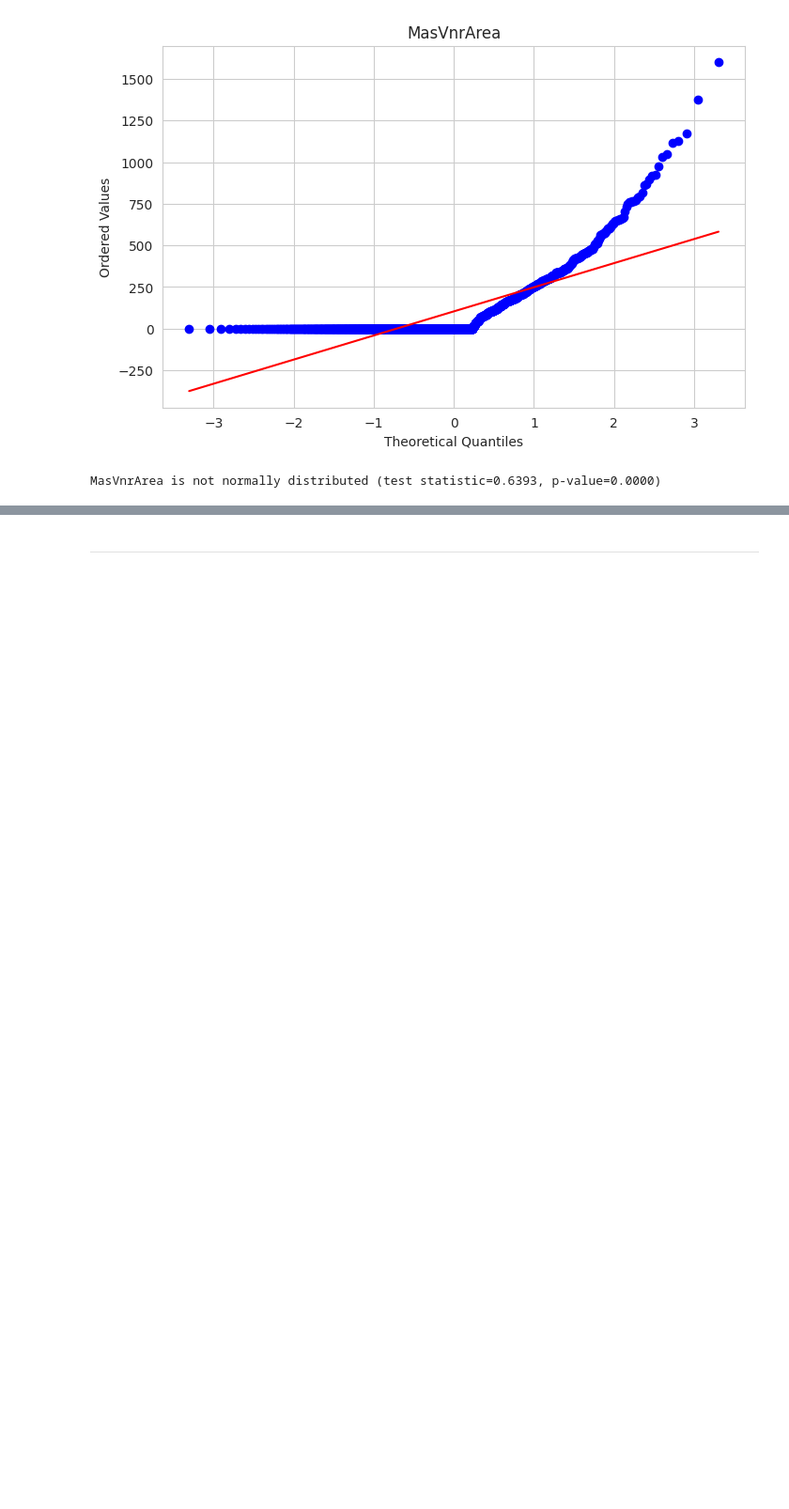
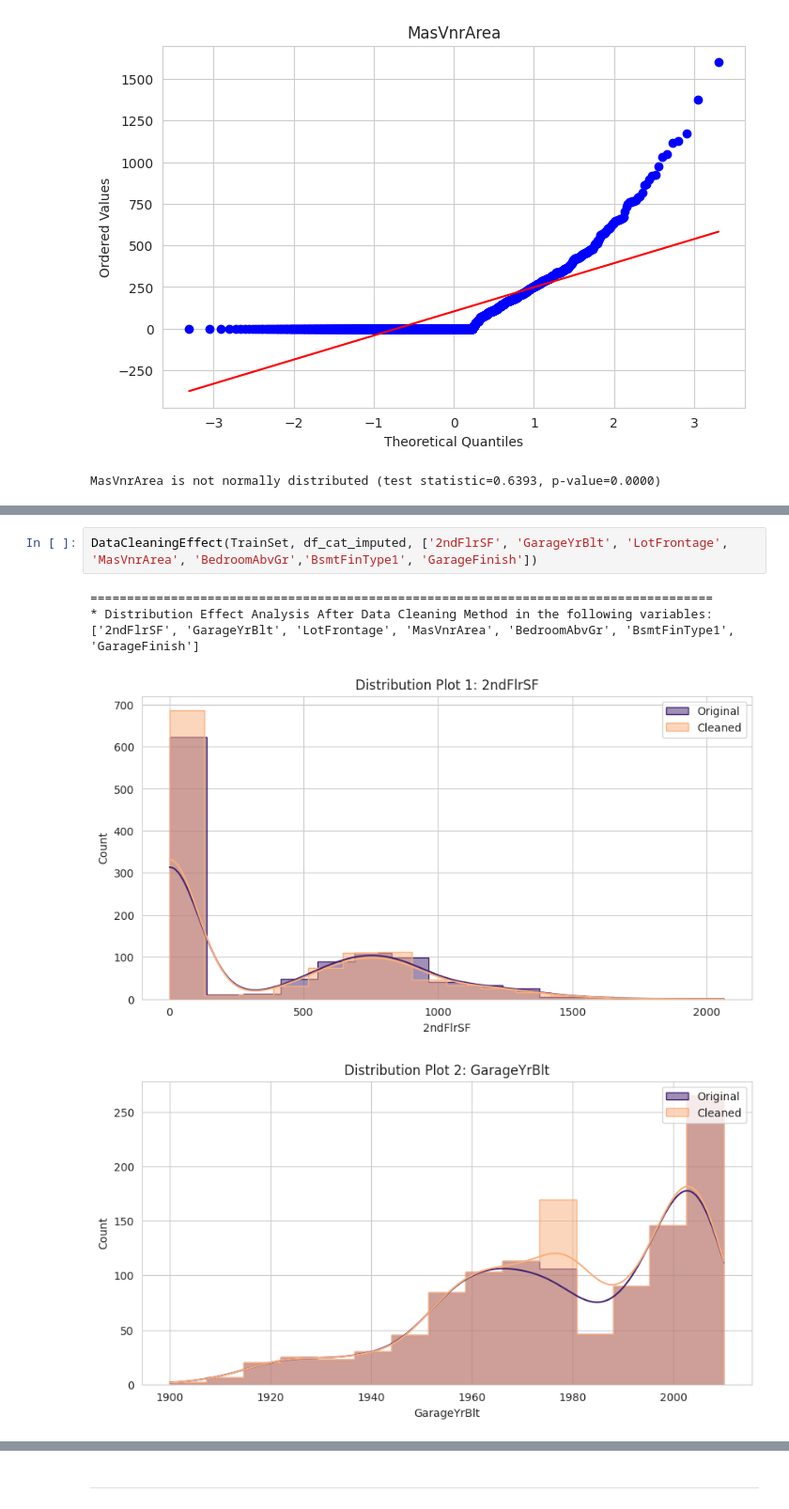
Before and after one commit to ejasquith/heritage-housing-issues, a Jupyter notebook: jupyter_notebooks/02 - Data Cleaning.ipynb, the cells around one changed output, grey strips where cells are left out. Shown at 94% size. Cells and saved outputs as stored; diff of their text form; blank space fills up the shorter version.

```diff
--- a/jupyter_notebooks/02 - Data Cleaning.ipynb
+++ b/jupyter_notebooks/02 - Data Cleaning.ipynb
@@ -213,0 +341,8 @@ NOTE
+# %%
+DataCleaningEffect(TrainSet, df_cat_imputed, ['2ndFlrSF', 'GarageYrBlt', 'LotFrontage', 'MasVnrArea', 'BedroomAbvGr','BsmtFinType1', 'GarageFinish'])
+# %% [output]
+=====================================================================================
+* Distribution Effect Analysis After Data Cleaning Method in the following variables:
+['2ndFlrSF', 'GarageYrBlt', 'LotFrontage', 'MasVnrArea', 'BedroomAbvGr', 'BsmtFinType1', 'GarageFinish']
+[figure, added]
+[figure, added]
```
Also changed, not shown: parts of 38 cells of this notebook, 2 other files.
